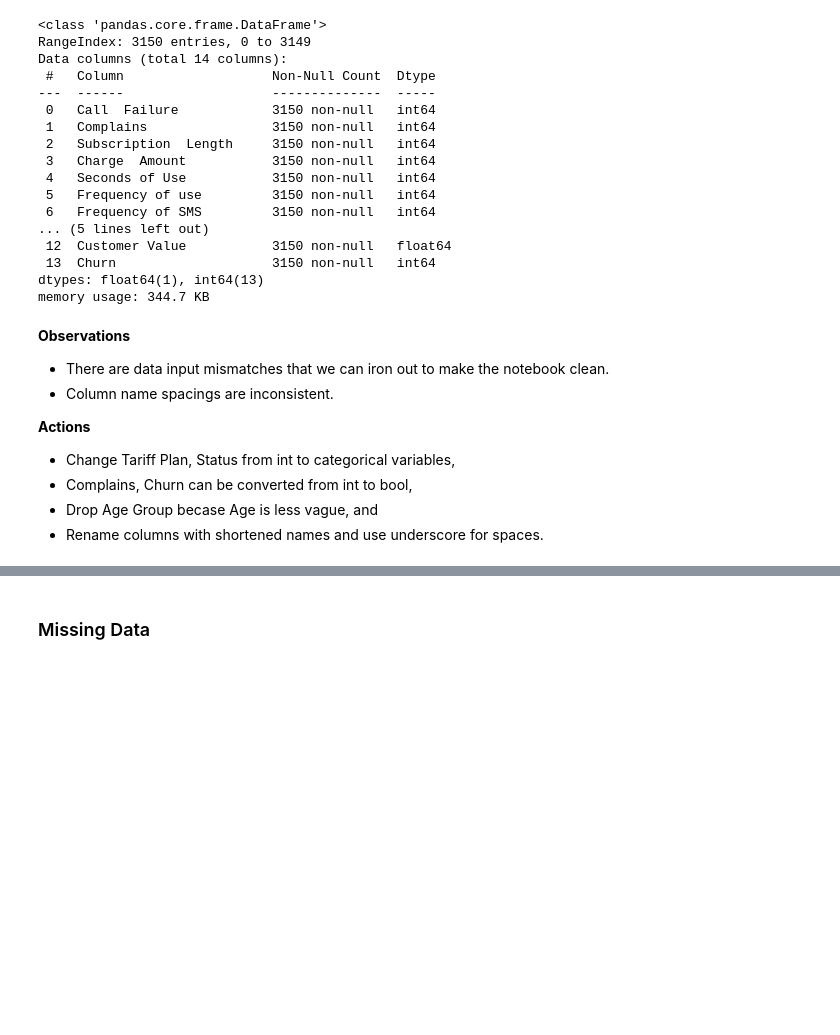
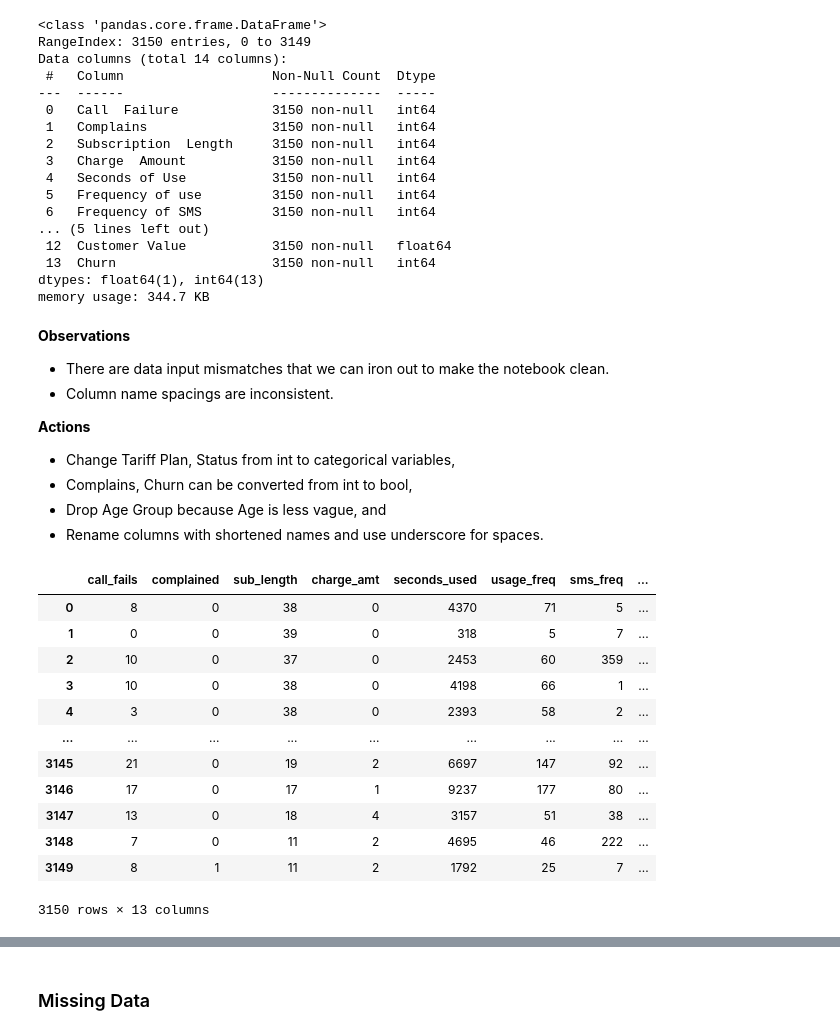
Before and after one commit to mlcuadra1/Churn-Risk-EDA, a Jupyter notebook: notebooks/Script 1 - cleaning.ipynb, the cells around one changed output, grey strips where cells are left out. Cells and saved outputs as stored; diff of their text form; code cells hidden in the pictures; blank space fills up the shorter version.

```diff
--- a/notebooks/Script 1 - cleaning.ipynb
+++ b/notebooks/Script 1 - cleaning.ipynb
@@ -77,5 +77,27 @@ memory usage: 344.7 KB
 **Actions**
 - Change Tariff Plan, Status from int to categorical variables,
 - Complains, Churn can be converted from int to bool,
-- Drop Age Group becase Age is less vague, and
+- Drop Age Group because Age is less vague, and
 - Rename columns with shortened names and use underscore for spaces.
+# %%
+data = data.drop('Age Group', axis=1)
+
+new_name = list(['call_fails', 'complained', 'sub_length', 'charge_amt', 'seconds_used', 'usage_freq', 'sms_freq', 'unique_contacts_called', 'tariff_plan', 'status', 'age', 'cust_value', 'churn'])
+
+data_renamed = data.copy()
+data_renamed.columns = new_name
+data_renamed
+# %% [output]
+|  | call_fails | complained | sub_length | charge_amt | seconds_used | usage_freq | sms_freq | ... |
+| 0 | 8 | 0 | 38 | 0 | 4370 | 71 | 5 | ... |
+| 1 | 0 | 0 | 39 | 0 | 318 | 5 | 7 | ... |
+| 2 | 10 | 0 | 37 | 0 | 2453 | 60 | 359 | ... |
+| 3 | 10 | 0 | 38 | 0 | 4198 | 66 | 1 | ... |
+| 4 | 3 | 0 | 38 | 0 | 2393 | 58 | 2 | ... |
+| ... | ... | ... | ... | ... | ... | ... | ... | ... |
+| 3145 | 21 | 0 | 19 | 2 | 6697 | 147 | 92 | ... |
+| 3146 | 17 | 0 | 17 | 1 | 9237 | 177 | 80 | ... |
+| 3147 | 13 | 0 | 18 | 4 | 3157 | 51 | 38 | ... |
+| 3148 | 7 | 0 | 11 | 2 | 4695 | 46 | 222 | ... |
+| 3149 | 8 | 1 | 11 | 2 | 1792 | 25 | 7 | ... |
+3150 rows × 13 columns
```
Also changed, not shown: parts of 9 cells of this notebook, 1 other file.
